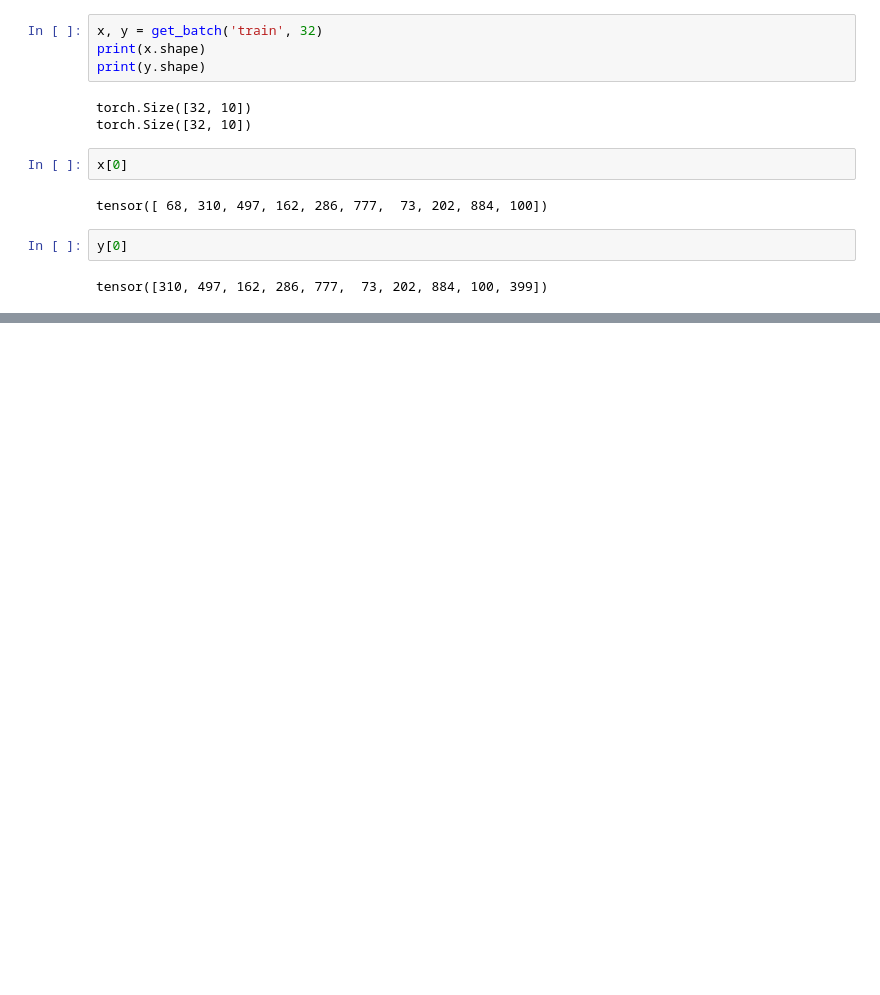
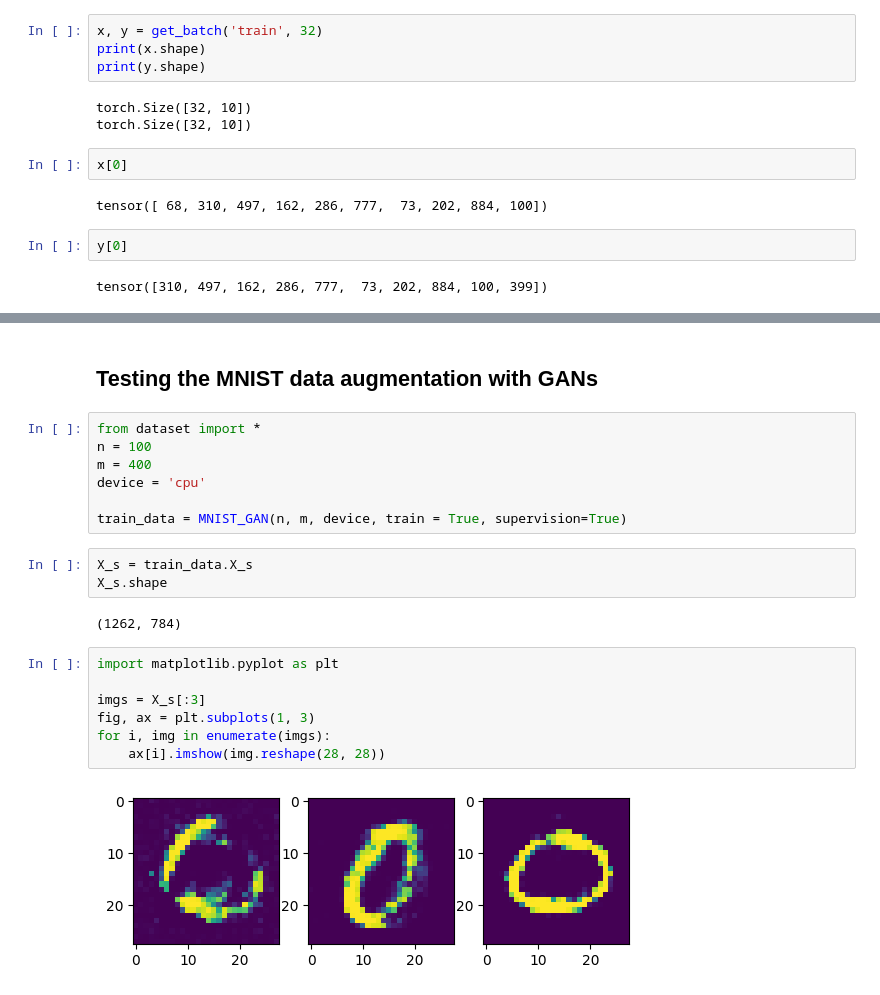
Before and after one commit to elfirdoussilab1/Synthetic-data, a Jupyter notebook: test_utils.ipynb, the cells around one changed output, grey strips where cells are left out. Cells and saved outputs as stored; diff of their text form; blank space fills up the shorter version.

Commit message:
generating syntheti data with trained gan

```diff
--- a/test_utils.ipynb
+++ b/test_utils.ipynb
@@ -481,0 +494,23 @@ tensor([310, 497, 162, 286, 777,  73, 202, 884, 100, 399])
+# %% [markdown]
+## Testing the MNIST data augmentation with GANs
+# %%
+from dataset import *
+n = 100
+m = 400
+device = 'cpu'
+
+train_data = MNIST_GAN(n, m, device, train = True, supervision=True)
+# %%
+X_s = train_data.X_s
+X_s.shape
+# %% [output]
+(1262, 784)
+# %%
+import matplotlib.pyplot as plt
+
+imgs = X_s[:3]
+fig, ax = plt.subplots(1, 3)
+for i, img in enumerate(imgs):
+    ax[i].imshow(img.reshape(28, 28))
+# %% [output]
+[figure, added]
```
Also changed, not shown: parts of 1 cell of this notebook, 8 other files.
